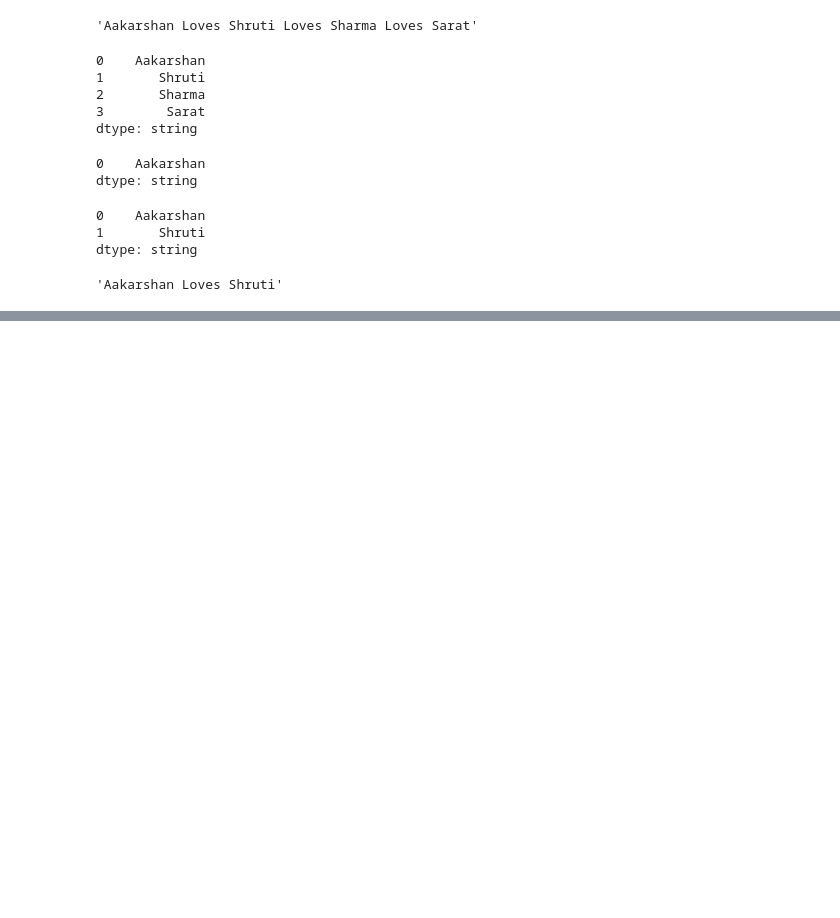
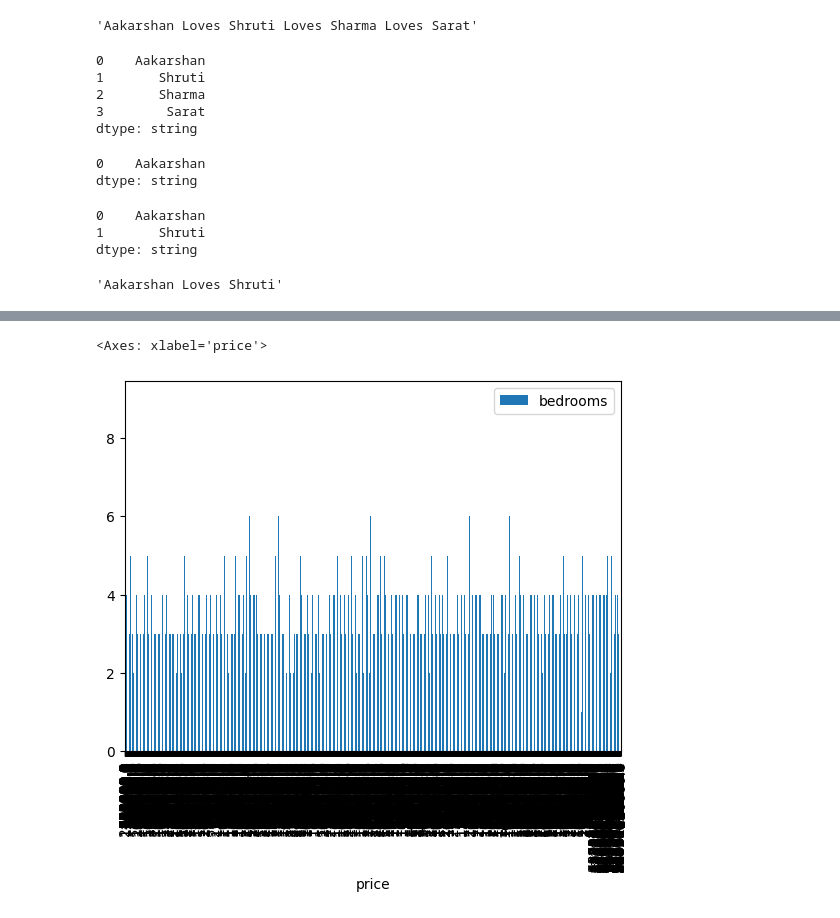
Before and after one commit to sunaak98/DataScienceWithPython, a Jupyter notebook: DataScienceWithPython.ipynb, the cells around one changed output, grey strips where cells are left out. Cells and saved outputs as stored; diff of their text form; code cells hidden in the pictures; blank space fills up the shorter version.

```diff
--- a/DataScienceWithPython.ipynb
+++ b/DataScienceWithPython.ipynb
@@ -726,0 +808,5 @@ dfs[0:2].str.cat(sep=' Loves ')
+# %%
+df.plot(x='price',y='bedrooms',kind='bar')
+# %% [output]
+<Axes: xlabel='price'>
+[figure, added]
```
Also changed, not shown: parts of 14 cells of this notebook, 7 other files.
